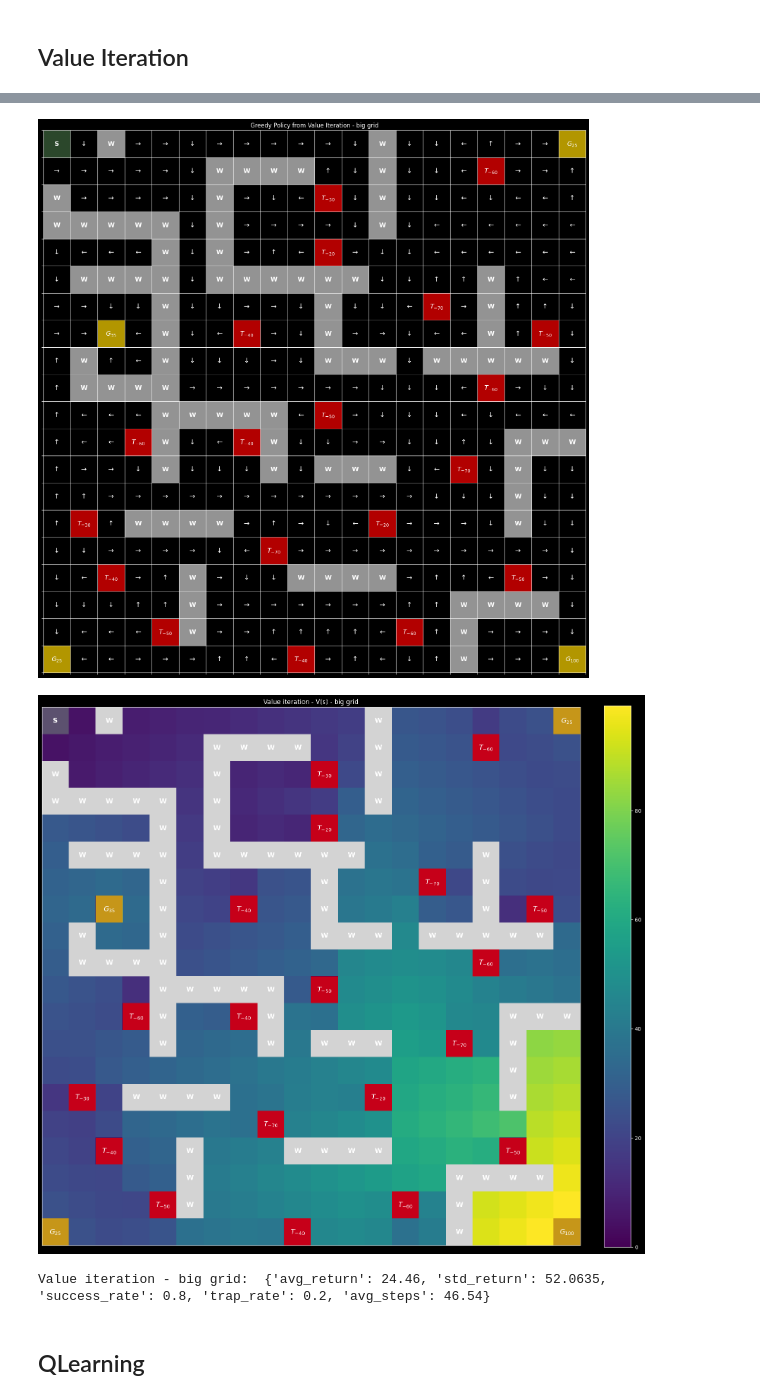
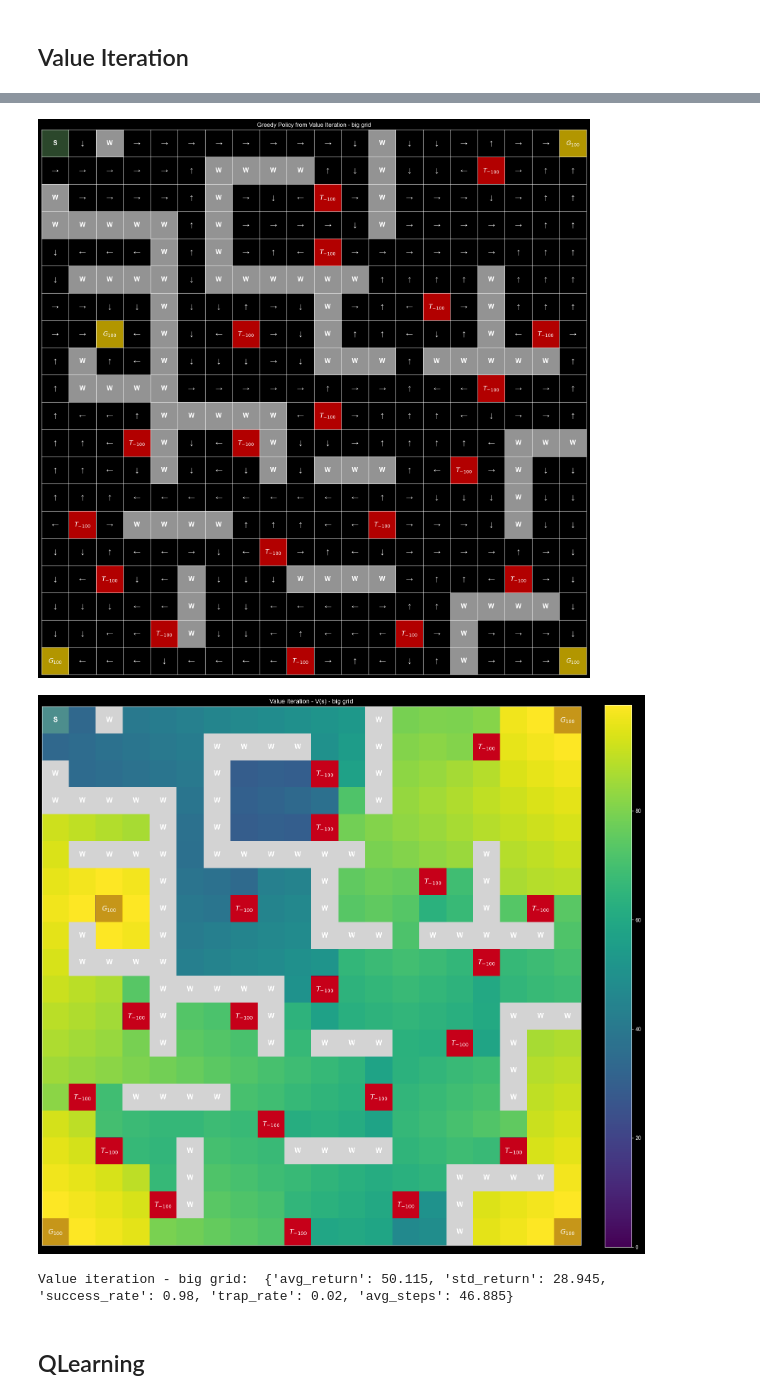
Before and after one commit to ondrey-16/MiNI-Project_WSI, a Jupyter notebook: MiniProject.ipynb, the cells around one changed output, grey strips where cells are left out. Cells and saved outputs as stored; diff of their text form; code cells hidden in the pictures.

```diff
--- a/MiniProject.ipynb
+++ b/MiniProject.ipynb
@@ -47,10 +47,10 @@ walls = [(0, 2), (2, 0),
          (18, 15), (19, 15),
          (5, 16), (6, 16),(7, 16),
          (12, 17),(13, 17),(14, 17)]
-traps = [(1, 16),(2, 10),(4, 10),(6, 14),(7, 7),(7,18),(9,16),(10, 10),(11, 3),(11, 7),(12, 15),(14,1),(14,12),(15, 8),(16, 2),(16, 17),(1, 16),(18, 4),(18, 13),(19, 9)]
-trap_rewards=[-40,-30,-20,-70,-40,-50,-60,-50,-60,-40,-70,-30,-20,-70,-40,-50,-60,-50,-60,-40,-70,-30]
+traps = [(1, 16),(2, 10),(4, 10),(6, 14),(7, 7),(7,18),(9,16),(10, 10),(11, 3),(11, 7),(12, 15),(14,1),(14,12),(15, 8),(16, 2),(16, 17),(18, 4),(18, 13),(19, 9)]
+trap_rewards = [-100 for _ in traps]
 add_goals = [(0, 19), (19, 0),(7,2)]
-add_goals_rewards = [25, 25,35]
+add_goals_rewards = [100, 100, 100]
 
 # Evaluation parameters
 max_steps_in_env = 500 # used for episodic evaluation
@@ -65,8 +65,8 @@ env = ModifiedSlipperyGridWorld(rows=num_rows, cols=num_cols, start=start_state,
 ## Value Iteration
 # %%
 # Value iteration parameters
-max_number_iterations = 100 # max number of value iterations
-threshold = 1e-5 # stopping condition
-gamma = 0.99 # discount factor
+max_number_iterations = 400 # max number of value iterations
+threshold = 1e-6 # stopping condition
+gamma = 0.995 # discount factor
 
 V, pi = ValueIteration(env, max_number_iterations=max_number_iterations, gamma=gamma, threshold=threshold)
@@ -73,25 +75,23 @@ V, pi = ValueIteration(env, max_number_iterations=max_number_iterations, gamma=g
 # %%
 policy_plot_name = "BigGrid/policy_VI_big.png"
 value_plot_name = "BigGrid/value_VI_big.png"
 gif_name = "BigGrid/episode_VI_big.gif"
-n_val_episodes = 50
+n_val_episodes = 200
 
 env.reset()
-
-pi = greedy_policy_from_V(V, env, gamma)
 
 plot_policy(env, pi, filename=policy_plot_name, title="Greedy Policy from Value Iteration - big grid")
 plot_value_heatmap(env, V, filename=value_plot_name, title="Value iteration - V(s) - big grid", vmin=plot_vmin, vmax=plot_vmax)
 plt.close("all")
 
 metrics = evaluate(env, policy=pi, n_episodes=n_val_episodes, seed=random_seed)
 print("Value iteration - big grid: ",metrics)
 
 # run_to_gif(env, policy=pi, gif_path=gif_name, fps=6)
 # %% [output]
-[figure, old version]
+[figure, new version]
-[figure, old version]
+[figure, new version]
-Value iteration - big grid:  {'avg_return': 24.46, 'std_return': 52.0635, 'success_rate': 0.8, 'trap_rate': 0.2, 'avg_steps': 46.54}
+Value iteration - big grid:  {'avg_return': 50.115, 'std_return': 28.945, 'success_rate': 0.98, 'trap_rate': 0.02, 'avg_steps': 46.885}
 # %% [markdown]
 ## QLearning
 # %%
```
Also changed, not shown: parts of 17 cells of this notebook, 2 other files.
